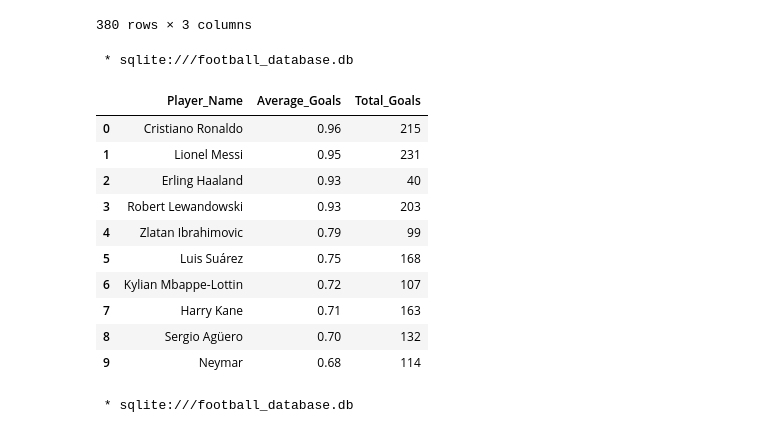
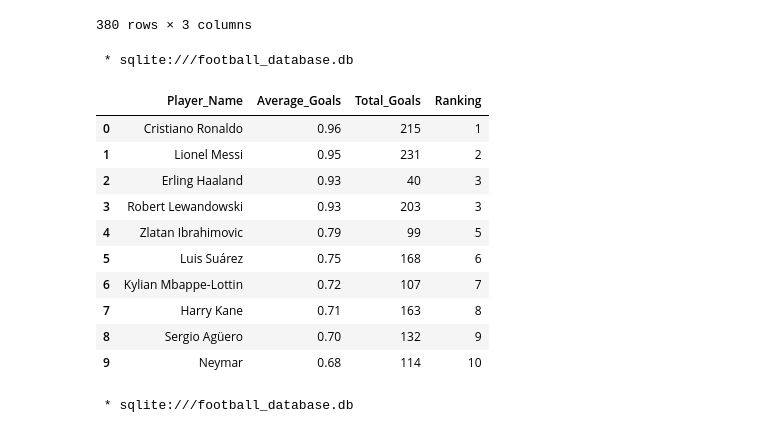
Before and after one commit to Zaki978/European-Soccer-SQL-Data-Project, a Jupyter notebook: EU Football SQL Project.ipynb, the cells around one changed output. Saved outputs shown, nothing was run; the diff lists cells and outputs as text; code cells hidden in the pictures.

```diff
--- a/EU Football SQL Project.ipynb
+++ b/EU Football SQL Project.ipynb
@@ -379,26 +385,30 @@ WHERE leagueID = 1 AND season = '2020'
 # %%
 %%sql
 -- Find the top 10 players with the highest average goals scored per game
-SELECT p.name AS Player_Name, ROUND(AVG(app.goals),2) AS Average_Goals, SUM(goals) AS Total_Goals
+WITH top_ten_scorers AS (SELECT p.name AS Player_Name, ROUND(AVG(app.goals),2) AS Average_Goals, SUM(goals) AS Total_Goals
 FROM appearances app
 LEFT JOIN players p ON p.playerID = app.playerID
 GROUP BY p.playerID
 HAVING SUM(app.goals) IS NOT NULL and SUM(app.goals) > 10
 ORDER BY Average_Goals DESC
-LIMIT 10;
+LIMIT 10)
+
+SELECT *, RANK() OVER(ORDER BY Average_Goals DESC) AS Ranking
+FROM top_ten_scorers
+ORDER BY Ranking ASC;
 # %% [output]
  * sqlite:///football_database.db
-|  | Player_Name | Average_Goals | Total_Goals |
-| 0 | Cristiano Ronaldo | 0.96 | 215 |
-| 1 | Lionel Messi | 0.95 | 231 |
-| 2 | Erling Haaland | 0.93 | 40 |
-| 3 | Robert Lewandowski | 0.93 | 203 |
-| 4 | Zlatan Ibrahimovic | 0.79 | 99 |
-| 5 | Luis Suárez | 0.75 | 168 |
-| 6 | Kylian Mbappe-Lottin | 0.72 | 107 |
-| 7 | Harry Kane | 0.71 | 163 |
-| 8 | Sergio Agüero | 0.70 | 132 |
-| 9 | Neymar | 0.68 | 114 |
+|  | Player_Name | Average_Goals | Total_Goals | Ranking |
+| 0 | Cristiano Ronaldo | 0.96 | 215 | 1 |
+| 1 | Lionel Messi | 0.95 | 231 | 2 |
+| 2 | Erling Haaland | 0.93 | 40 | 3 |
+| 3 | Robert Lewandowski | 0.93 | 203 | 3 |
+| 4 | Zlatan Ibrahimovic | 0.79 | 99 | 5 |
+| 5 | Luis Suárez | 0.75 | 168 | 6 |
+| 6 | Kylian Mbappe-Lottin | 0.72 | 107 | 7 |
+| 7 | Harry Kane | 0.71 | 163 | 8 |
+| 8 | Sergio Agüero | 0.70 | 132 | 9 |
+| 9 | Neymar | 0.68 | 114 | 10 |
 # %%
 %%sql
 -- Calculate the distribution of players across quintiles based on their average goals scored per game
```
Also changed, not shown: parts of 2 cells of this notebook.
